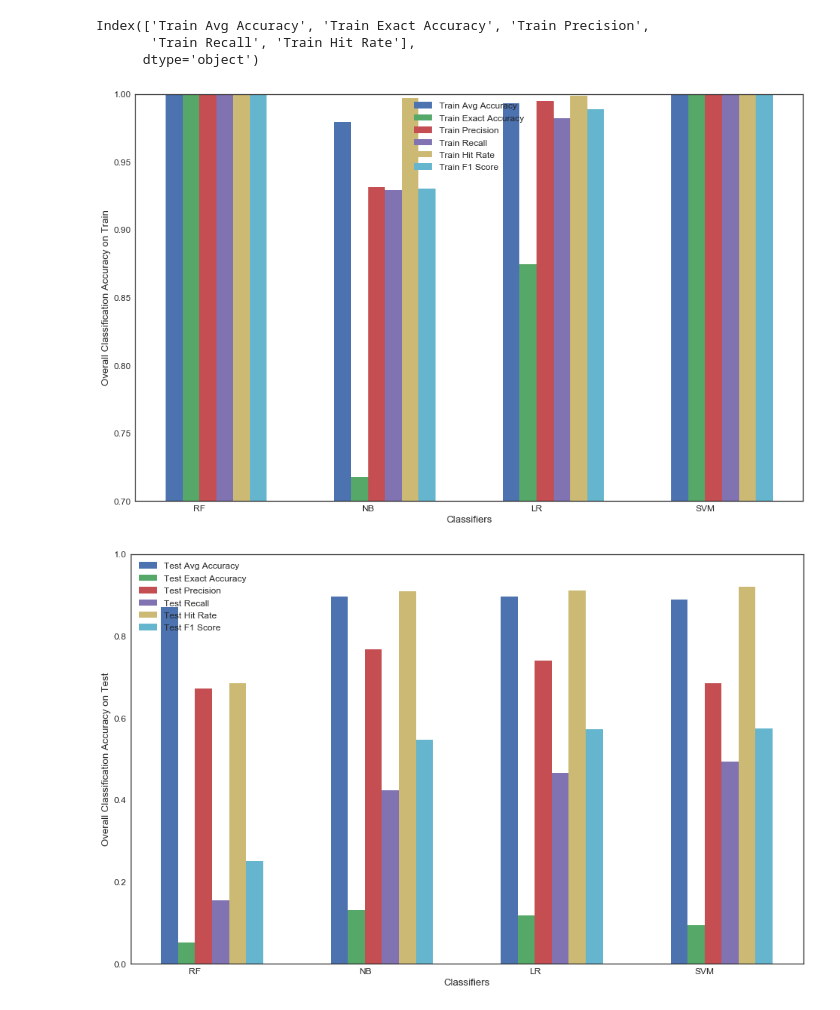
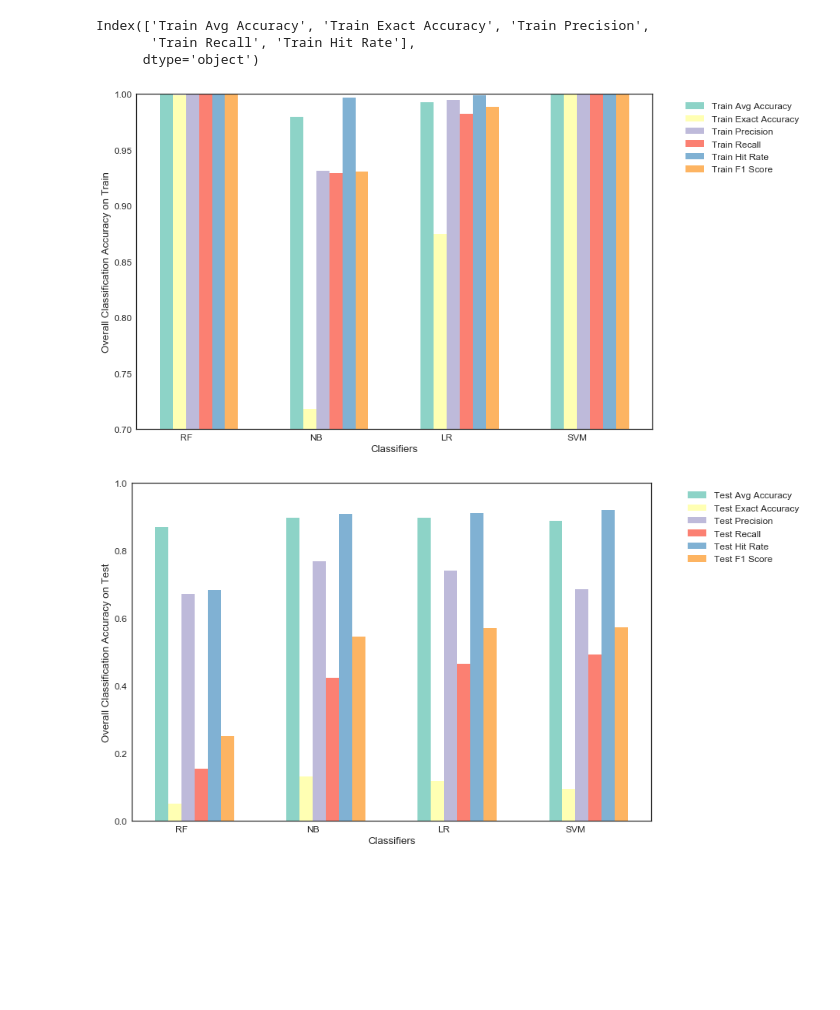
Before and after one commit to BoyuanSun930/cs209b-g6-movie, a Jupyter notebook: Bag_of_words.ipynb, the cells around one changed output. Drawn from its saved outputs; the diff is of its cells as text; code cells hidden in the pictures; blank space fills up the shorter version.

Commit message:
modify plot

```diff
--- a/Bag_of_words.ipynb
+++ b/Bag_of_words.ipynb
@@ -371,29 +371,29 @@ Index(['Train Avg Accuracy', 'Train Exact Accuracy', 'Train Precision',
       dtype='object')
 # %%
 bar_width = 0.1
-plt.figure(figsize = (16,10))
+plt.figure(figsize = (12,8))
 for i,idx in enumerate(score_df.index[:6]):
     plt.bar(np.arange(len(names_sorted))+i*bar_width, score_df[names_sorted].loc[idx],
-            bar_width, color=sns.color_palette()[i], label=idx)
+            bar_width, color=sns.color_palette('Set3')[i], label=idx)
 plt.xticks(np.arange(len(names_sorted))+0.15, names_ticks)
 plt.ylabel('Overall Classification Accuracy on Train')
 plt.xlabel('Classifiers')
-plt.legend(loc='best')
+plt.legend(loc='upper right', bbox_to_anchor=(1.3, 1))
 plt.ylim(0.7,1.0)
 plt.show()
 # %% [output]
-[figure, old version]
+[figure, new version]
 # %%
 bar_width = 0.1
-plt.figure(figsize = (16,10))
+plt.figure(figsize = (12,8))
 for i,idx in enumerate(score_df.index[6:12]):
     plt.bar(np.arange(len(names_sorted))+i*bar_width, score_df[names_sorted].loc[idx],
-            bar_width, color=sns.color_palette()[i], label=idx)
+            bar_width, color=sns.color_palette("Set3")[i], label=idx)
 plt.xticks(np.arange(len(names_sorted))+0.15, names_ticks)
 plt.ylabel('Overall Classification Accuracy on Test')
 plt.xlabel('Classifiers')
-plt.legend(loc='best')
+plt.legend(loc='upper right', bbox_to_anchor=(1.3, 1))
 plt.ylim(0,1)
 plt.show()
 # %% [output]
-[figure, old version]
+[figure, new version]
```
